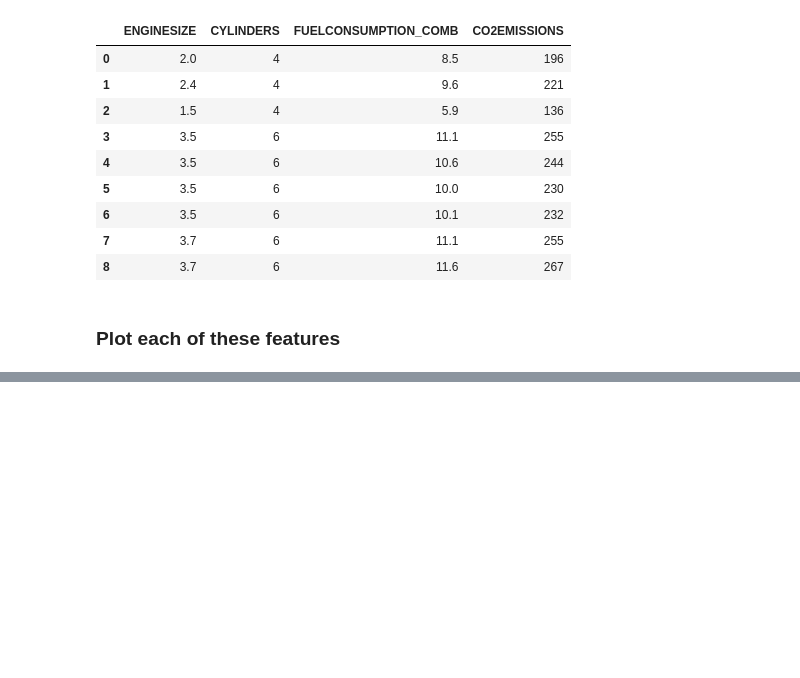
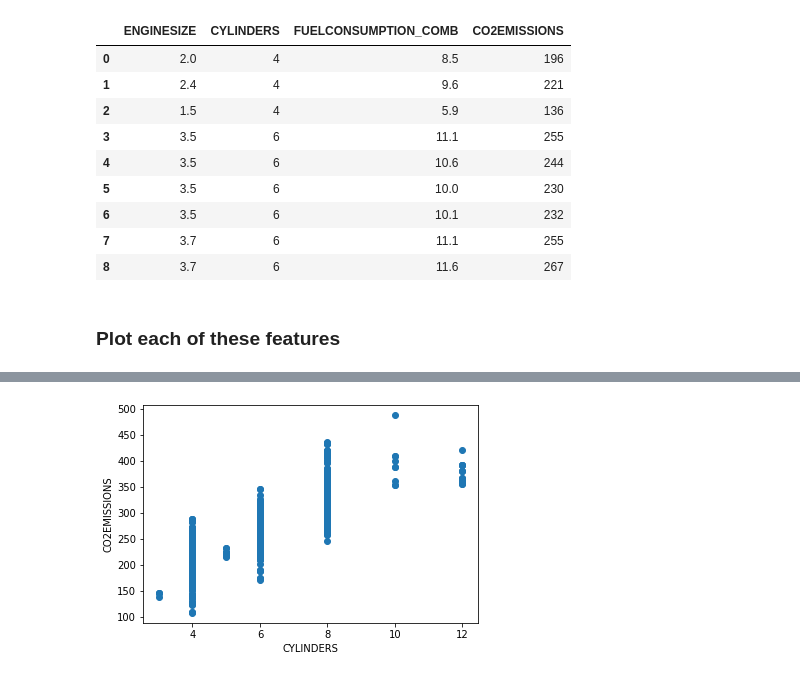
Before and after one commit to tasnuvaleeya/ml-cognitive, a Jupyter notebook: Simple Linear Regression.ipynb, the cells around one changed output, grey strips where cells are left out. Saved outputs shown, nothing was run; the diff lists cells and outputs as text; code cells hidden in the pictures; blank space fills up the shorter version.

```diff
--- a/Simple Linear Regression.ipynb
+++ b/Simple Linear Regression.ipynb
@@ -79,0 +93,7 @@ figure1 =
+# %%
+plt.scatter(new_dataframe.CYLINDERS, new_dataframe.CO2EMISSIONS)
+plt.xlabel("CYLINDERS")
+plt.ylabel("CO2EMISSIONS")
+plt.show()
+# %% [output]
+[figure, added]
```
Also changed, not shown: parts of 18 cells of this notebook.
